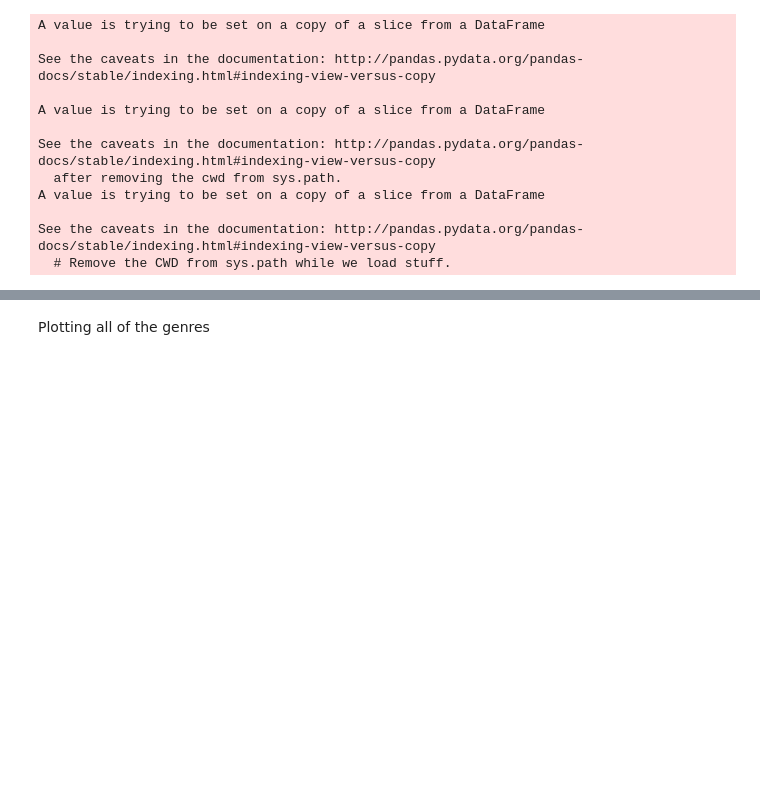
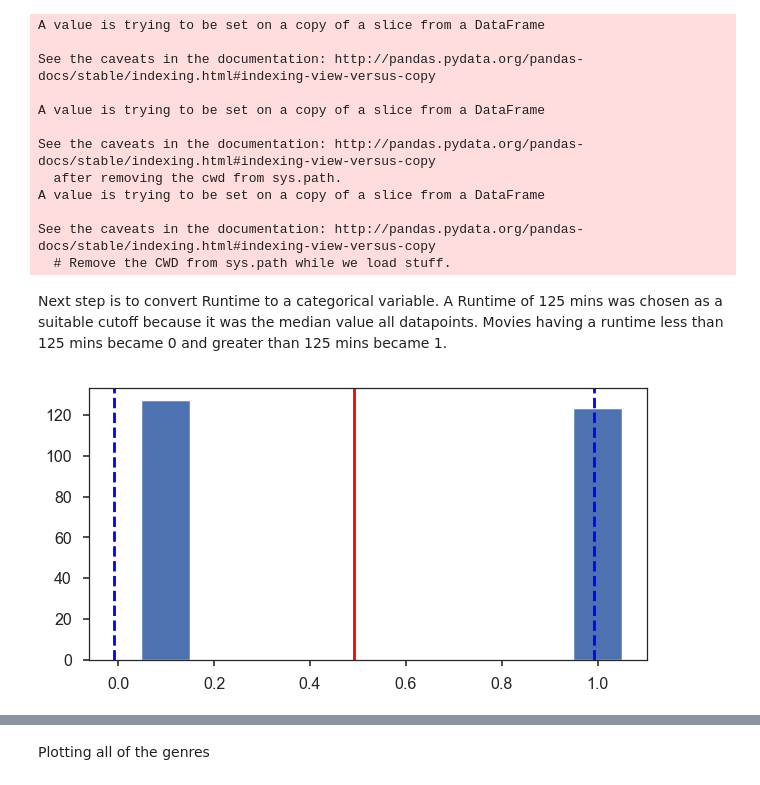
Before and after one commit to mustafashabbir10/MovieClustering, a Jupyter notebook: Data_Clustering_upload.ipynb, the cells around one changed output, grey strips where cells are left out. Cells and saved outputs as stored; diff of their text form; code cells hidden in the pictures; blank space fills up the shorter version.

```diff
--- a/Data_Clustering_upload.ipynb
+++ b/Data_Clustering_upload.ipynb
@@ -121,3 +121,14 @@ A value is trying to be set on a copy of a slice from a DataFrame
 
 See the caveats in the documentation: http://pandas.pydata.org/pandas-docs/stable/indexing.html#indexing-view-versus-copy
   # Remove the CWD from sys.path while we load stuff.
+# %% [markdown]
+Next step is to convert Runtime to a categorical variable. A Runtime of 125 mins was chosen as a suitable cutoff because it was the median value all datapoints. Movies having a runtime less than 125 mins became 0 and greater than 125 mins became 1.
+# %%
+fig,ax=plt.subplots(1,1,figsize=(10,5))
+ax.hist(df_omdb['Runtime'],edgecolor='white',align='right')
+ax.axvline(x=np.mean(df_omdb['Runtime']),c='r')
+ax.axvline(x=np.mean(df_omdb['Runtime'])-np.std(df_omdb['Runtime']),c='b',ls='--')
+ax.axvline(x=np.mean(df_omdb['Runtime'])+np.std(df_omdb['Runtime']),c='b',ls='--')
+plt.show()
+# %% [output]
+[figure, added]
```
Also changed, not shown: parts of 31 cells of this notebook.
